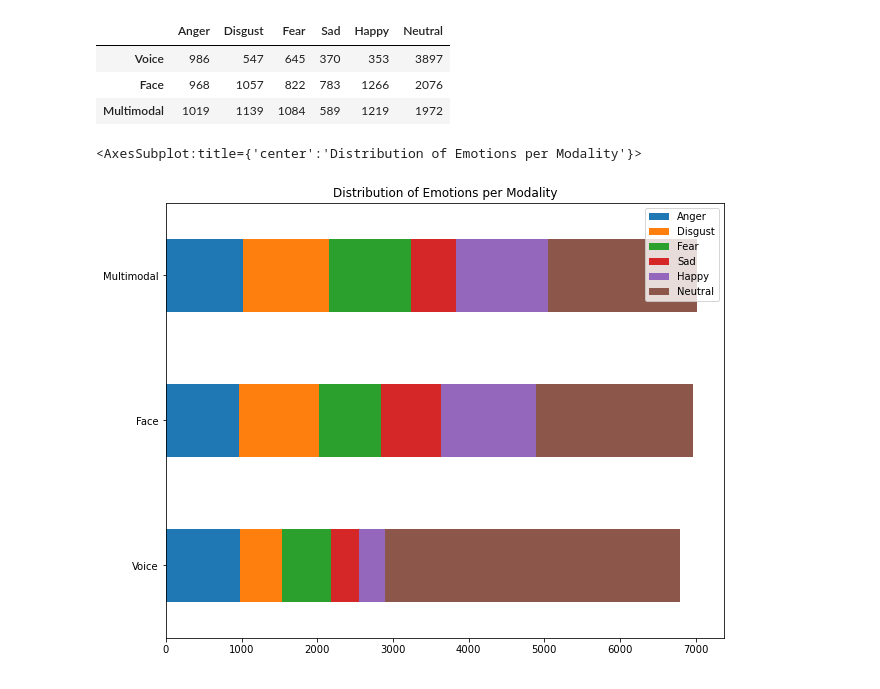
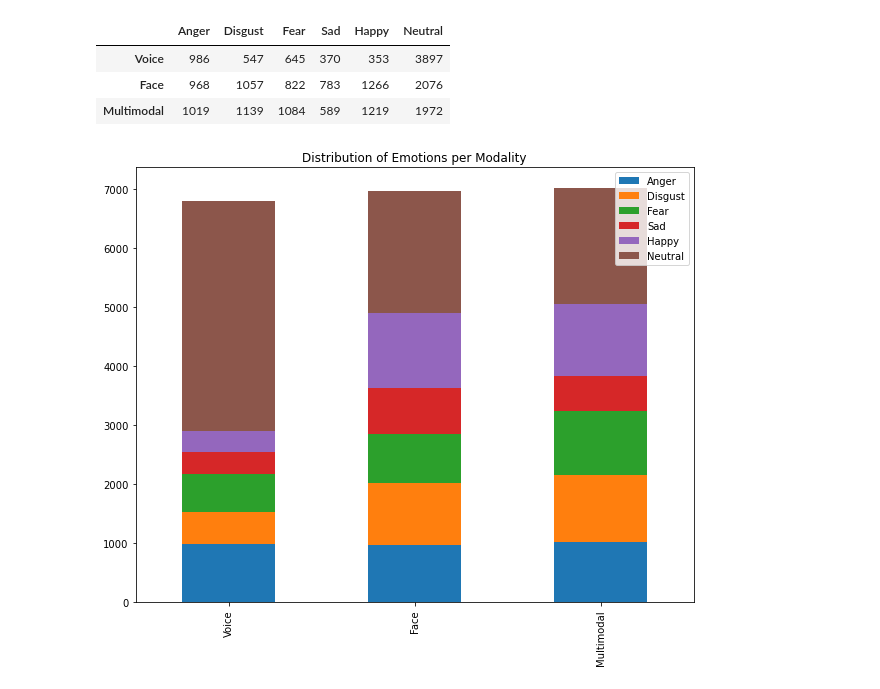
Before and after one commit to IggyBal/CRY-Baby_Empathetic_Dataset_Multimodal, a Jupyter notebook: Dataset_analysis.ipynb, the cells around one changed output. Drawn from its saved outputs; the diff is of its cells as text; code cells hidden in the pictures.

```diff
--- a/Dataset_analysis.ipynb
+++ b/Dataset_analysis.ipynb
@@ -45,7 +59,7 @@ vvdf.plot(kind="barh", figsize=(20,10), title="Voice Emotion Frequency")
 # %%
-per = vv.value_counts(normalize=True) * 100
+pervv = vv.value_counts(normalize=True) * 100
 
-vvdf['Percent'] = per
+vvdf['Percent'] = pervv
 vvdf
 # %% [output]
 |  | Frequency | Percent |
@@ -80,7 +86,7 @@ fvdf.plot(kind="barh", figsize=(20,10), title="Face Emotion Frequency")
 # %%
-per = fv.value_counts(normalize=True) * 100
+perfv = fv.value_counts(normalize=True) * 100
 
-fvdf['Percent'] = per
+fvdf['Percent'] = perfv
 fvdf
 # %% [output]
 |  | Frequency | Percent |
@@ -106,7 +106,7 @@ mvdf.plot(kind="barh", figsize=(20,10), title="Multi-modal Emotion Frequency")
 # %%
-per = mv.value_counts(normalize=True) * 100
+permv = mv.value_counts(normalize=True) * 100
 
-mvdf['Percent'] = per
+mvdf['Percent'] = permv
 mvdf
 # %% [output]
 |  | Frequency | Percent |
@@ -149,8 +170,7 @@ df
 | Face | 968 | 1057 | 822 | 783 | 1266 | 2076 |
 | Multimodal | 1019 | 1139 | 1084 | 589 | 1219 | 1972 |
 # %%
-df.plot(kind='barh', stacked=True, title='Distribution of Emotions per Modality', figsize=(10,8))
+bar_stacked = df.plot(kind='bar', stacked=True, title='Distribution of Emotions per Modality', figsize=(10,8))
 # %% [output]
-<AxesSubplot:title={'center':'Distribution of Emotions per Modality'}>
-[figure, old version]
+[figure, new version]
 # %%
```
Also changed, not shown: parts of 25 cells of this notebook, 3 other files.
